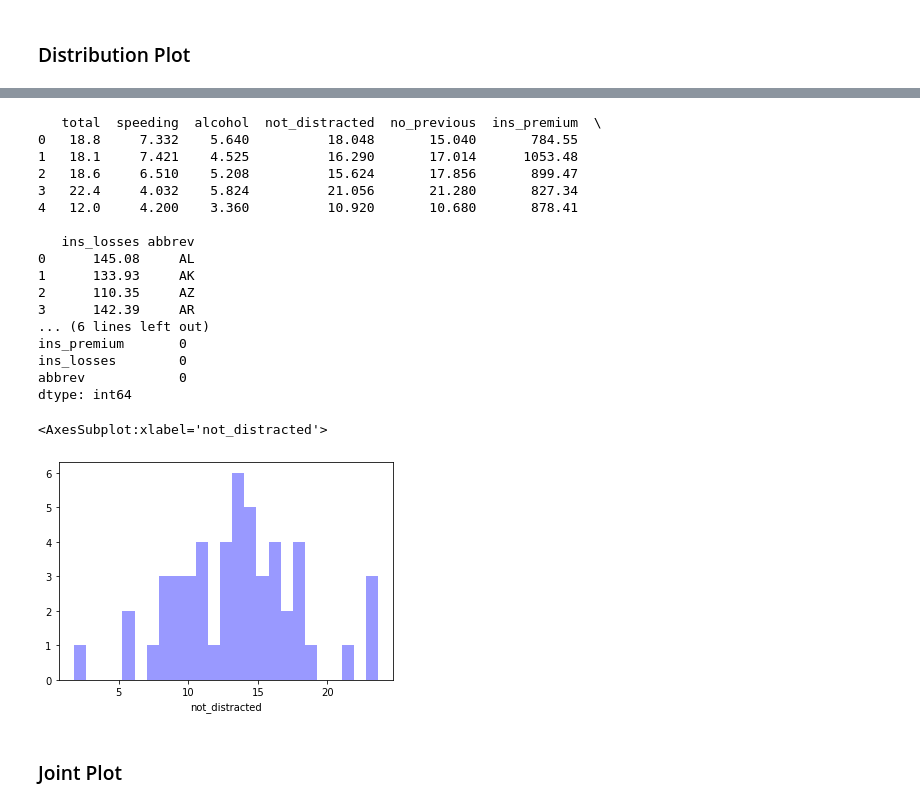
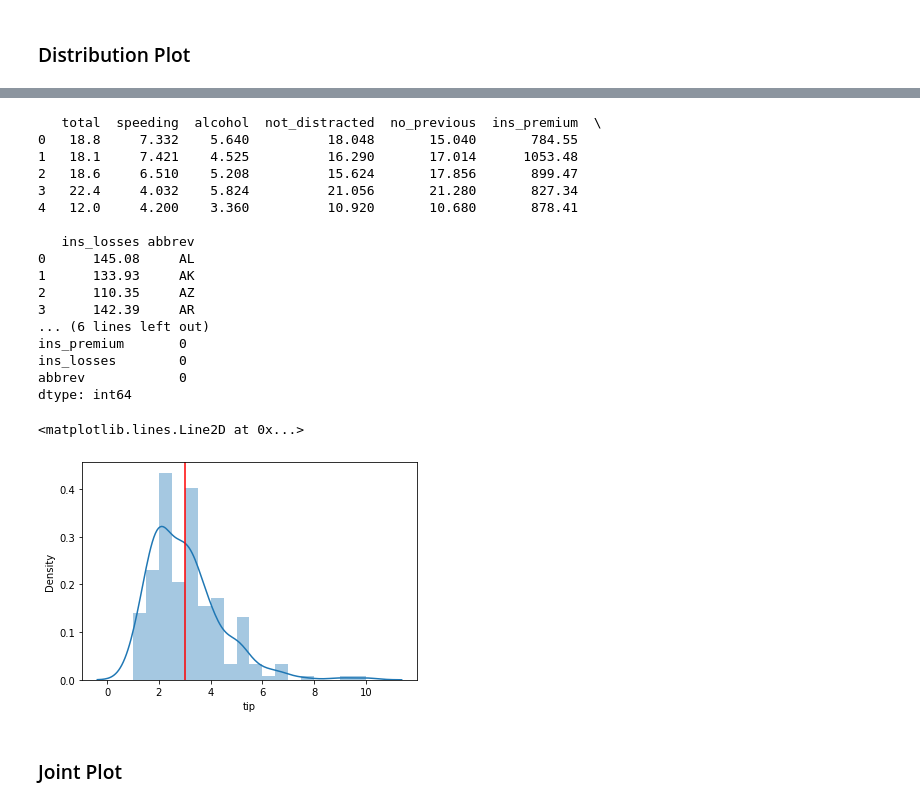
Before and after one commit to saipraveen-a/Machine-Learning, a Jupyter notebook: seaborn/seaborn.ipynb, the cells around one changed output, grey strips where cells are left out. Saved outputs shown, nothing was run; the diff lists cells and outputs as text; code cells hidden in the pictures.

```diff
--- a/seaborn/seaborn.ipynb
+++ b/seaborn/seaborn.ipynb
@@ -31,6 +31,8 @@ print(sns.get_dataset_names())
 
 # Load a built in dataset based on US State car crash percentages
 crash_df = sns.load_dataset('car_crashes')
+tips_df = sns.load_dataset('tips')
+exercise_df = sns.load_dataset('exercise')
 # %% [output]
 ['anagrams', 'anscombe', 'attention', 'brain_networks', 'car_crashes', 'diamonds', 'dots', 'exercise', 'flights', 'fmri', 'gammas', 'geyser', 'iris', 'mpg', 'penguins', 'planets', 'tips', 'titanic']
 # %% [markdown]
@@ -40,34 +52,42 @@ crash_df = sns.load_dataset('car_crashes')
 # %%
 # Provides a way to look at a univariate distribution. A univariate distribution provides a distribution for one variable
 # Kernal Density Estimation with a Histogram is provided
 
 # kde=False removes the KDE
 # Bins define how many buckets to divide the data up into between intervals
 # For example put all profits between $10 and $20 in this bucket
 print(crash_df.head())
 print(crash_df.isnull().sum())
-sns.distplot(crash_df['not_distracted'], kde=False, bins=25, color='blue')
+#sns.distplot(crash_df['not_distracted'], kde=False, bins=25, color='blue')
 #sns.distplot(crash_df['alcohol'], kde=False, color='red', bins=10)
+
+sns.distplot(tips_df['tip'])
+
+# Calculating the mean
+mean = tips_df['tip'].mean()
+
+#ploting the mean
+plt.axvline(mean, 0,1, color = 'red')
 # %% [output]
    total  speeding  alcohol  not_distracted  no_previous  ins_premium  \
 0   18.8     7.332    5.640          18.048       15.040       784.55
 1   18.1     7.421    4.525          16.290       17.014      1053.48
 2   18.6     6.510    5.208          15.624       17.856       899.47
 3   22.4     4.032    5.824          21.056       21.280       827.34
 4   12.0     4.200    3.360          10.920       10.680       878.41
 
    ins_losses abbrev
 0      145.08     AL
 1      133.93     AK
 2      110.35     AZ
 3      142.39     AR
 ... (6 lines left out)
 ins_premium       0
 ins_losses        0
 abbrev            0
 dtype: int64
-<AxesSubplot:xlabel='not_distracted'>
+<matplotlib.lines.Line2D at 0x...>
-[figure, old version]
+[figure, new version]
 # %% [markdown]
 ### Joint Plot
 # %%
```
Also changed, not shown: parts of 2 cells of this notebook, 6 other files.
